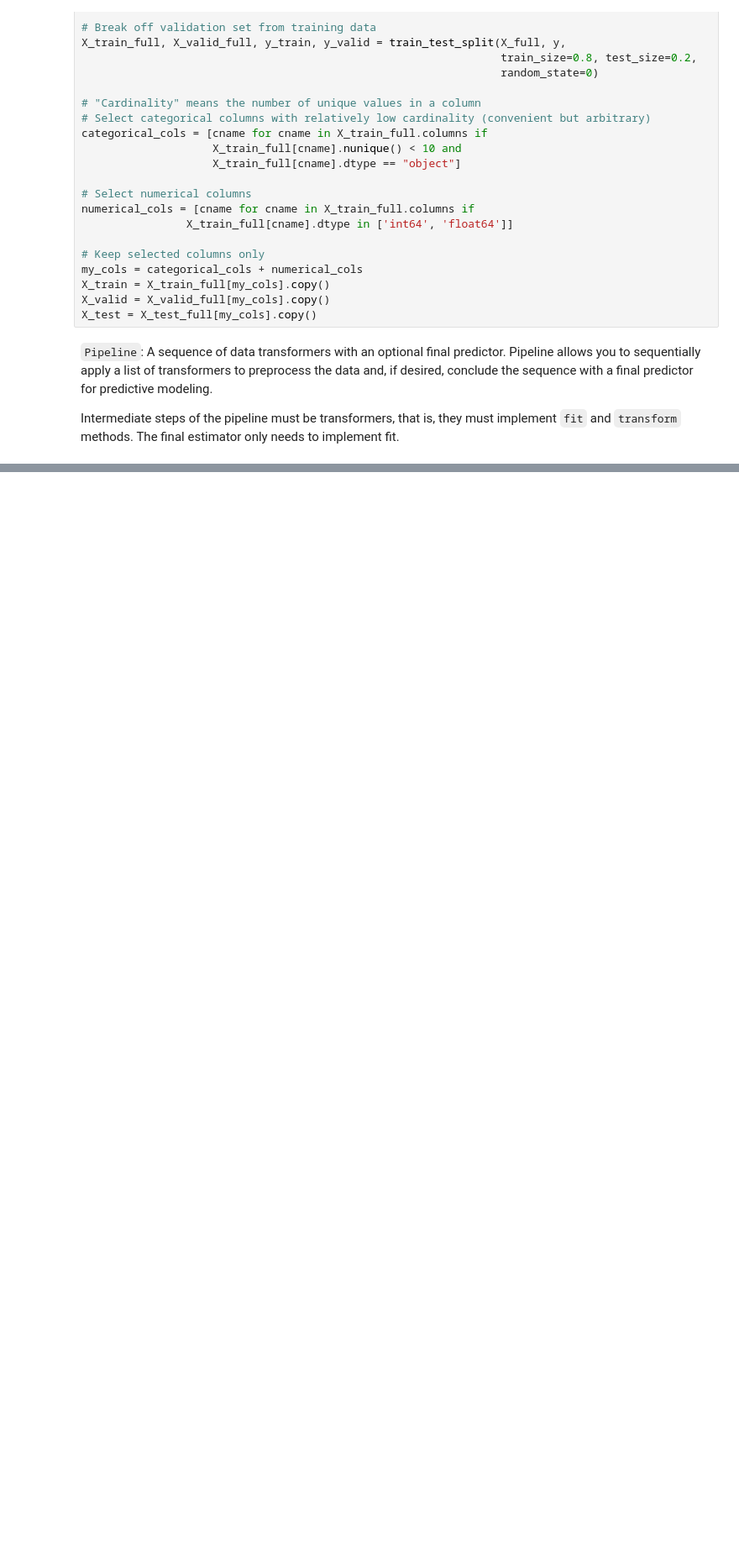
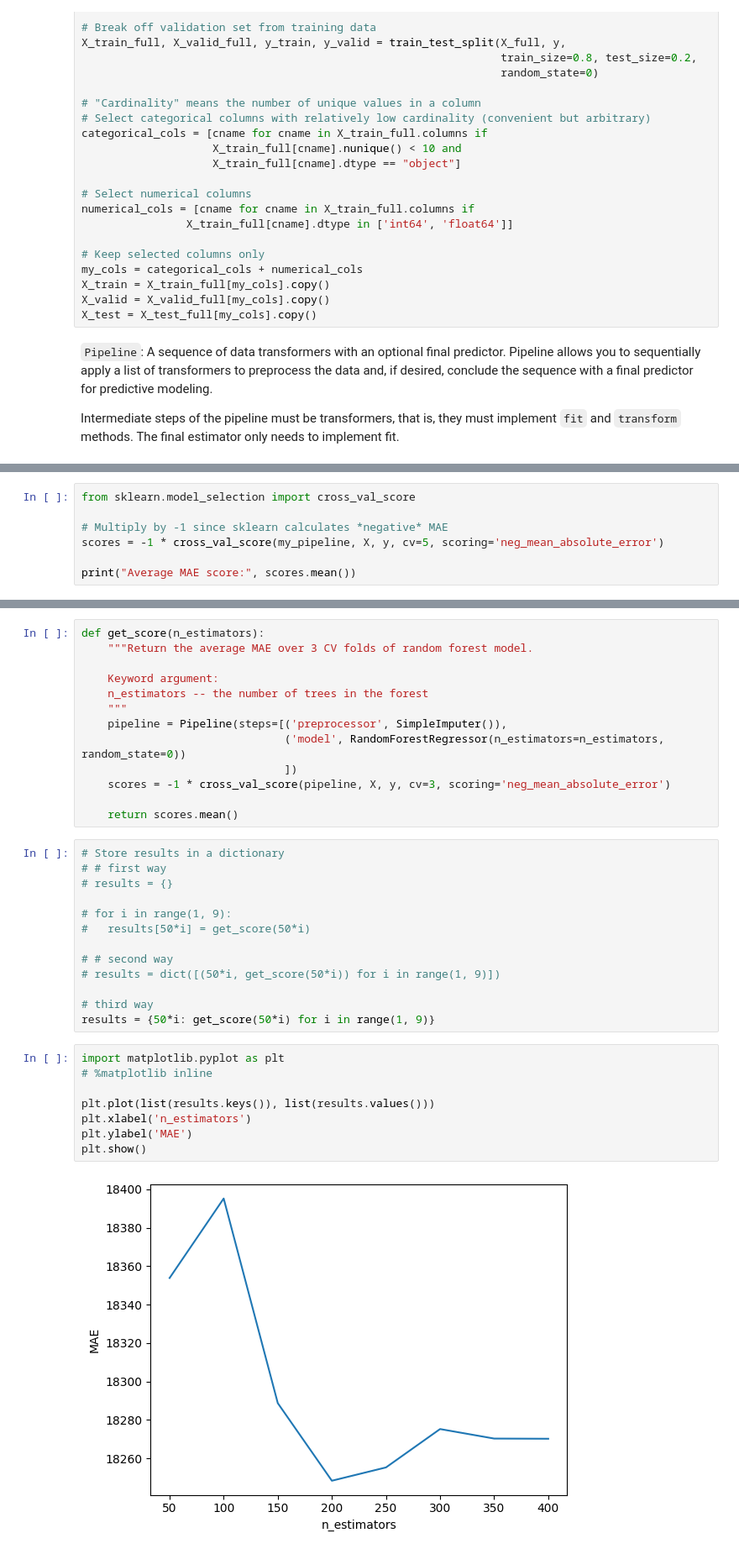
Before and after one commit to nachoacev/practice-data-science, a Jupyter notebook: IntermediateML.ipynb, the cells around one changed output, grey strips where cells are left out. Shown at 84% size. Saved outputs shown, nothing was run; the diff lists cells and outputs as text; blank space fills up the shorter version.

```diff
--- a/IntermediateML.ipynb
+++ b/IntermediateML.ipynb
@@ -711,0 +798,7 @@ MAE 17540.473424657535
+# %%
+from sklearn.model_selection import cross_val_score
+
+# Multiply by -1 since sklearn calculates *negative* MAE
+scores = -1 * cross_val_score(my_pipeline, X, y, cv=5, scoring='neg_mean_absolute_error')
+
+print("Average MAE score:", scores.mean())
@@ -711,0 +813,36 @@ MAE 17540.473424657535
+# %%
+def get_score(n_estimators):
+    """Return the average MAE over 3 CV folds of random forest model.
+
+    Keyword argument:
+    n_estimators -- the number of trees in the forest
+    """
+    pipeline = Pipeline(steps=[('preprocessor', SimpleImputer()),
+                               ('model', RandomForestRegressor(n_estimators=n_estimators, random_state=0))
+                               ])
+    scores = -1 * cross_val_score(pipeline, X, y, cv=3, scoring='neg_mean_absolute_error')
+
+    return scores.mean()
+# %%
+# Store results in a dictionary
+# # first way
+# results = {}
+
+# for i in range(1, 9):
+#   results[50*i] = get_score(50*i)
+
+# # second way
+# results = dict([(50*i, get_score(50*i)) for i in range(1, 9)])
+
+# third way
+results = {50*i: get_score(50*i) for i in range(1, 9)}
+# %%
+import matplotlib.pyplot as plt
+# %matplotlib inline
+
+plt.plot(list(results.keys()), list(results.values()))
+plt.xlabel('n_estimators')
+plt.ylabel('MAE')
+plt.show()
+# %% [output]
+[figure, added]
```
Also changed, not shown: parts of 11 cells of this notebook.
